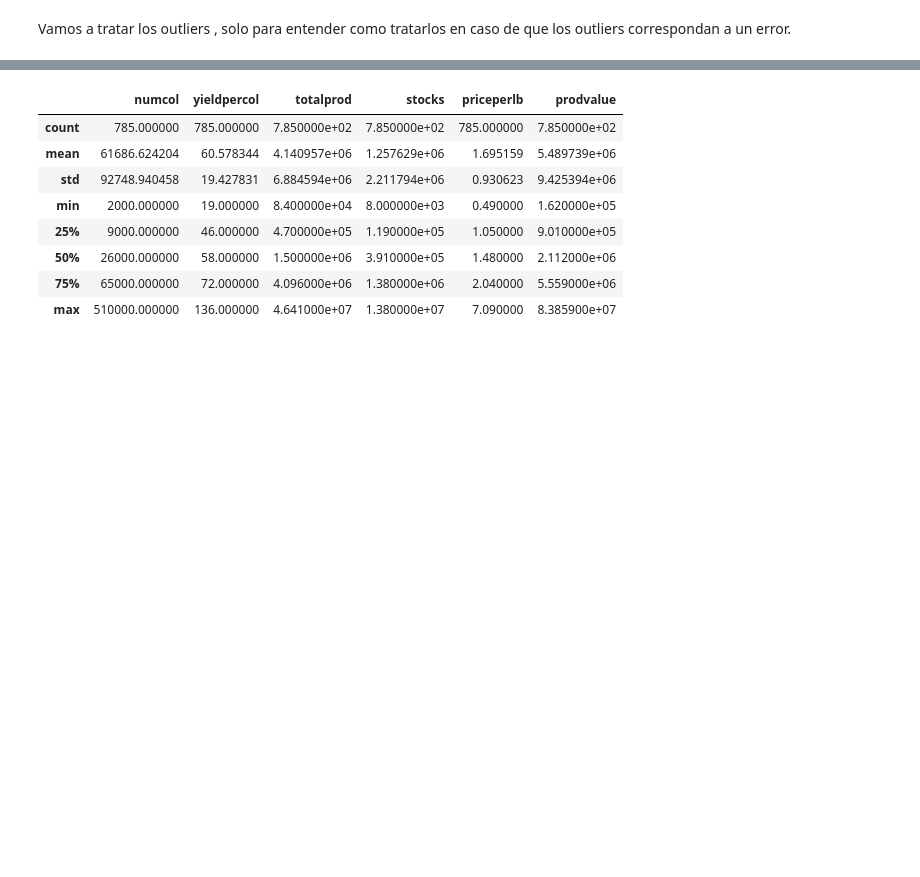
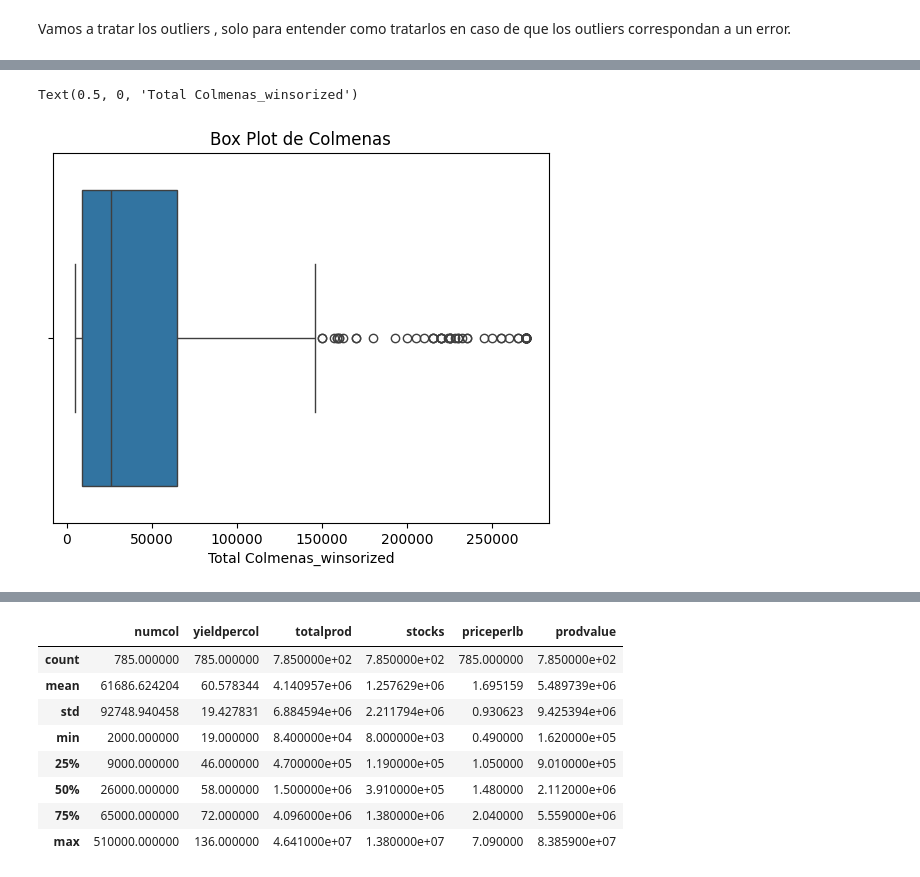
Before and after one commit to Marcecr/Entrega_11, a Jupyter notebook: Honey_Production_11+_Castañeda_Riascos.ipynb, the cells around one changed output, grey strips where cells are left out. Saved outputs shown, nothing was run; the diff lists cells and outputs as text; code cells hidden in the pictures; blank space fills up the shorter version.

```diff
--- a/Honey_Production_11+_Castañeda_Riascos.ipynb
+++ b/Honey_Production_11+_Castañeda_Riascos.ipynb
@@ -417,2 +397,12 @@ df_winsorized['numcol'] = winsorize(df_winsorized['numcol'],\
+# %%
+# Create a box plot
+g = sns.boxplot(data = df_winsorized, x = 'numcol')
+
+# Add a title and change xlabel
+g.set_title('Box Plot de Colmenas')
+g.set_xlabel('Total Colmenas_winsorized')
+# %% [output]
+Text(0.5, 0, 'Total Colmenas_winsorized')
+[figure, added]
 # %%
 # Create a box plot
```
Also changed, not shown: parts of 21 cells of this notebook.
